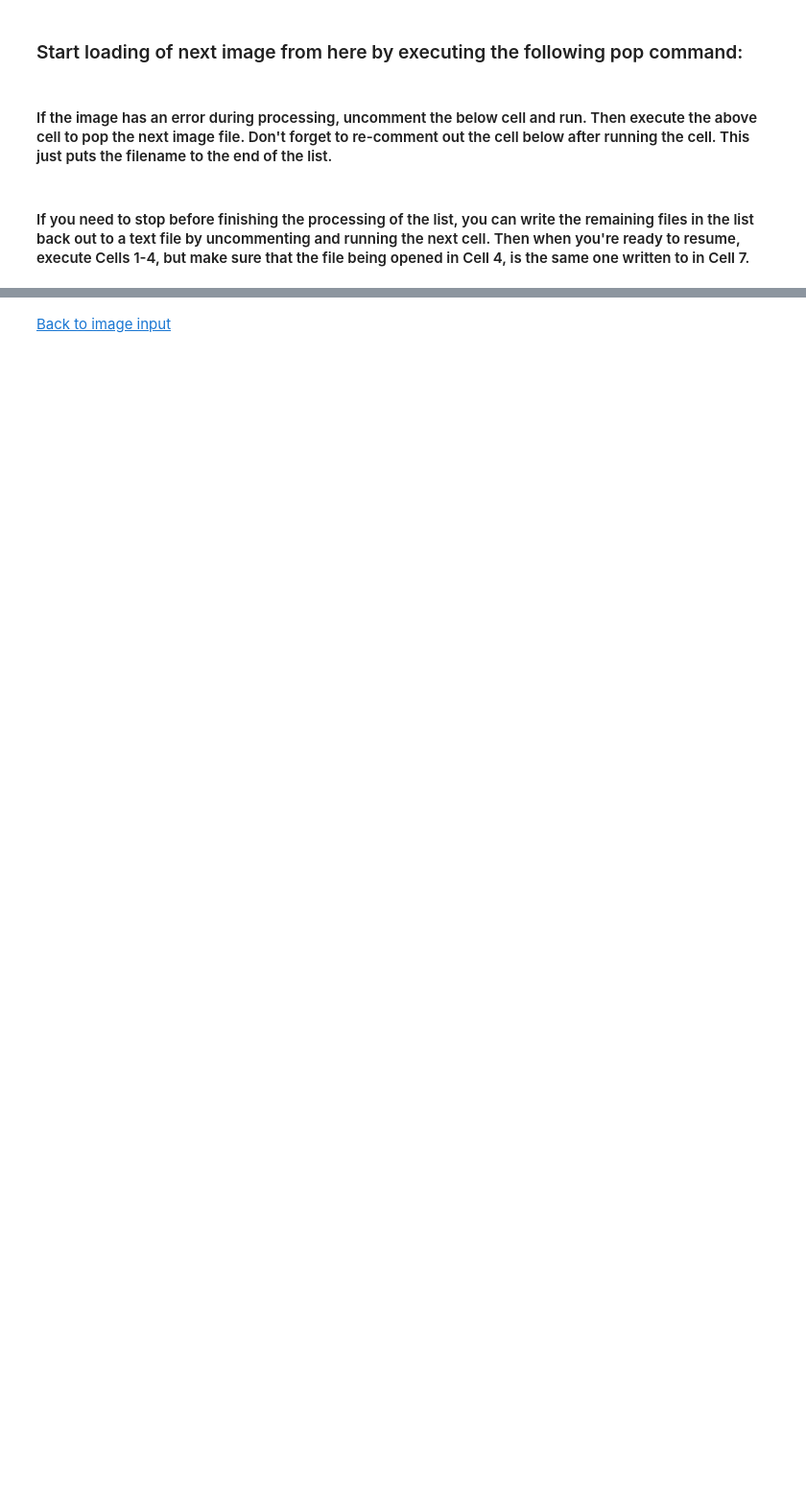
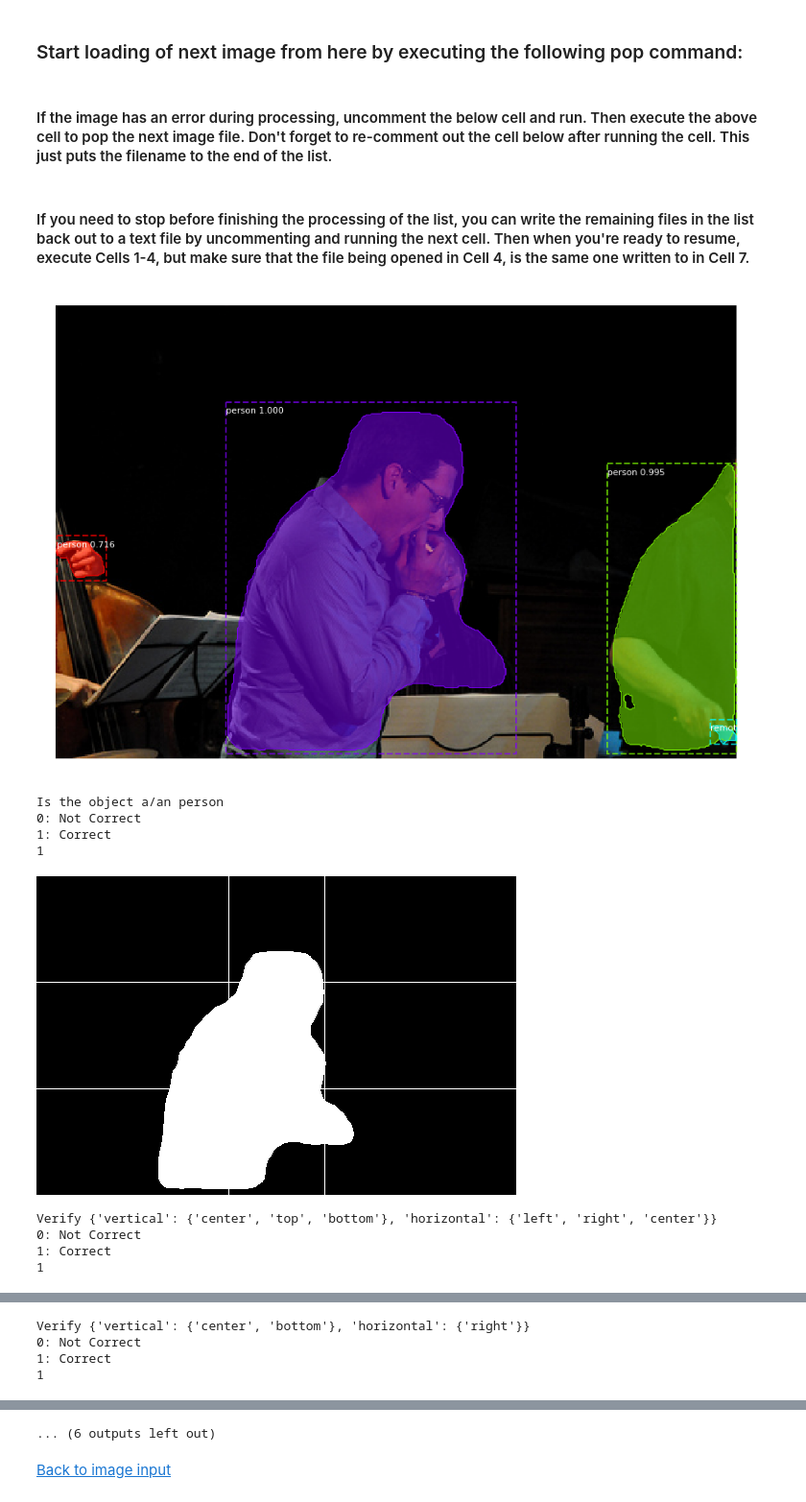
Before and after one commit to JaimeVillanueva/Capstone, a Jupyter notebook: source/relation_testing_feature_extraction.ipynb, the cells around one changed output, grey strips where cells are left out. Shown: that part at 96% size. Drawn from its saved outputs; the diff is of its cells as text; code cells hidden in the pictures; blank space fills up the shorter version.

Commit message:
grid coord errors

```diff
--- a/source/relation_testing_feature_extraction.ipynb
+++ b/source/relation_testing_feature_extraction.ipynb
@@ -179,6 +191,11 @@ else:
     areas_mb = {}
     object_pixels = {}
     ids = []
+    object_locations = []
+    object_grid_coords = []
+    object_locations_response = []
+    object_grid_coords_response = []
+    object_description_response = []
 
     for i in range(1, imap.total_objects+1):
         object_bb[i] = imap.get_box(i)
@@ -195,6 +212,19 @@ else:
     ptot_mask_pixels = sum(object_pixels.values())
 
     display_instances(img_array, r['rois'], r['masks'], r['class_ids'], class_names, r['scores'])
+
+    # Collect and annotate detection, location and grid information
+    for object_id in ids:
+        imap.object_outline(object_id, show_id=True).show()
+        object_description = imap.object_class(object_id)
+        object_description_response.append(description_response(object_description))
+        location = imap.object_location(object_id, grid=True)
+        object_locations.append(location)
+        object_locations_response.append(location_response(location))
+        location = imap.grid_coords(object_id, grid=True)
+        object_grid_coords.append(location)
+        object_grid_coords_response.append(location_response(location))
+
     object_combos = combinations(ids, r=2) # choose combinations or permutations
     for a, b in object_combos:
         # Overall image data
@@ -207,7 +237,13 @@ else:
         image_data['% total mb area'].append(ptot_mb_area/image_area)
 
         # Object A relationship to image
+        image_data['objectA ID'].append(a)
         image_data['objectA'].append(imap.object_class(a))
+        image_data['objectA location'].append(object_locations[a-1])
+        image_data['check objectA location'].append(object_locations_response[a-1])
+        image_data['objectA grid'].append(object_grid_coords[a-1])
+        image_data['check objectA grid'].append(object_grid_coords_response[a-1])
+        image_data['check objectA description'].append(object_description_response[a-1])
         image_data['A % bb area'].append(areas_bb[a]/image_area)
         image_data['A % mb area'].append(areas_mb[a]/image_area)
         image_data['A diff bbmb image area'].append(image_data['A % bb area'][-1]-\
@@ -234,7 +270,13 @@ else:
         image_data['A % mb width'].append(abs(object_mb[a][1]-object_mb[a][3])/imap.img_width)
 
         # Object B relationship to image
+        image_data['objectB ID'].append(b)
         image_data['objectB'].append(imap.object_class(b))
+        image_data['objectB location'].append(object_locations[b-1])
+        image_data['check objectB location'].append(object_locations_response[b-1])
+        image_data['objectB grid'].append(object_grid_coords[b-1])
+        image_data['check objectB grid'].append(object_grid_coords_response[b-1])
+        image_data['check objectB description'].append(object_description_response[b-1])
         image_data['B % bb area'].append(areas_bb[b]/image_area)
         image_data['B % mb area'].append(areas_mb[b]/image_area)
         image_data['B diff bbmb image area'].append(image_data['B % bb area'][-1]-\
@@ -300,49 +342,44 @@ else:
         maska = imap.get_mask(a).copy()
         maskb = imap.get_mask(b).copy()
         toplinea = imap.object_topline(a)
         toplineb = imap.object_topline(b)
         image_data['a_on_b'].append(np.any(np.bitwise_and(maska, toplineb)))
         image_data['b_on_a'].append(np.any(np.bitwise_and(maskb, toplinea)))
 
+        # View objects for annotation
+        imap.object_outline(a,b, show_id=True).show()
+
         # Annotating Results from objectmappy.py
-        imap.object_outline(a,b, show_id=True).show()
         relations = dict(*imap.object_relations(a,b).values())
         for k, v in relations.items():
             if v:
                 image_data[k].append(list(v))
                 image_data[f"check {k}"].append(relation_response(k,v))
                 image_data[f"depth check {k}"].append(depth_relation_response(k,v))
             else:
                 image_data[k].append(0)
                 image_data[f"check {k}"].append(relation_response(k,v))
                 image_data[f"depth check {k}"].append(depth_relation_response(k,v))
 
-        location = imap.object_location(a, grid=True)
-        image_data['object A location'].append(location)
-        image_data['check object A location'].append(location_response(location))
-
-        location = imap.object_location(b, grid=True)
-        image_data['object B location'].append(location)
-        image_data['check object B location'].append(location_response(location))
-
-        location = imap.grid_coords(a, grid=True)
-        image_data['object A grid'].append(location)
-        image_data['check object A grid'].append(location_response(location))
-
-        location = imap.grid_coords(b, grid=True)
-        image_data['object B grid'].append(location)
-        image_data['check object B grid'].append(location_response(location))
-
-
         # Annotation responses for feature analysis
-        imap.object_outline(a,b, show_id=True).show()
         depth = depth_response(a,b)
         if depth == 1:
             image_data['same depth'].append(depth)
             print('\n')
             image_data['frontbehind'].append(frontbehind_response(a,b))
             image_data['a in b'].append(invson_response(a,b))
         else:
             image_data['same depth'].append(depth)
             image_data['frontbehind'].append(2)
             image_data['a in b'].append(0)
+# %% [output]
+[figure, added]
+Is the object a/an person
+0: Not Correct
+1: Correct
+1
+[figure, added]
+Verify {'vertical': {'center', 'top', 'bottom'}, 'horizontal': {'left', 'right', 'center'}}
+0: Not Correct
+1: Correct
+1
@@ -348,0 +398,4 @@ else:
+Verify {'vertical': {'center', 'bottom'}, 'horizontal': {'right'}}
+0: Not Correct
+1: Correct
+1
@@ -349,3 +418,4 @@ else:
+... (6 outputs left out)
 # %% [markdown]
 [Back to image input](#input)
 # %%
```
Also changed, not shown: parts of 9 cells of this notebook, 1 other file.
